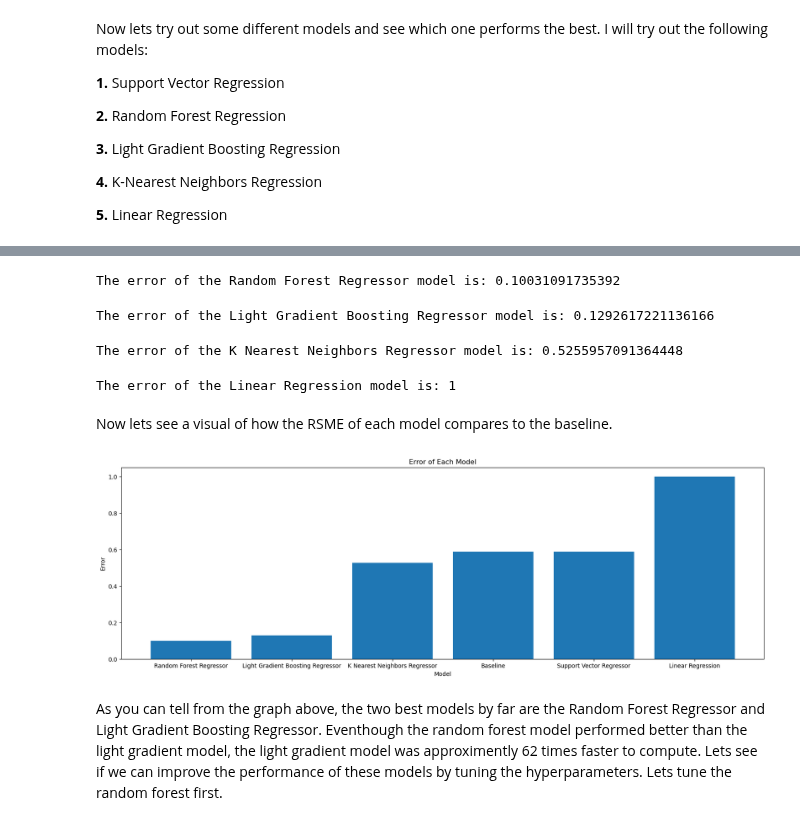
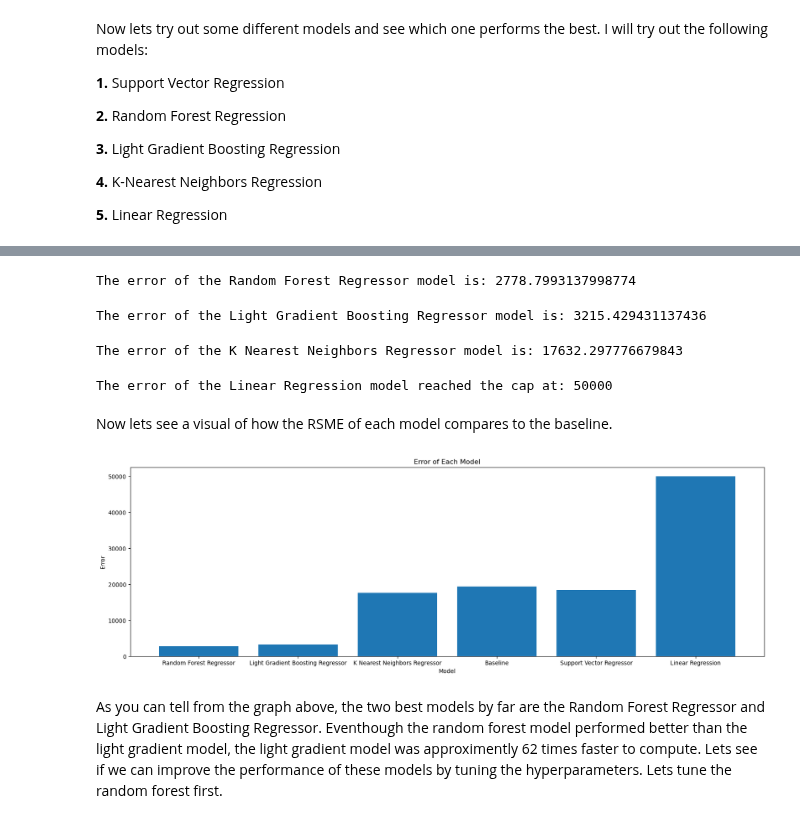
Before and after one commit to Pav-Van/Used-Electric-Vehicle-Analysis-and-Prediction-Model, a Jupyter notebook: Used_cars.ipynb, the cells around one changed output, grey strips where cells are left out. Saved outputs shown, nothing was run; the diff lists cells and outputs as text; code cells hidden in the pictures.

```diff
--- a/Used_cars.ipynb
+++ b/Used_cars.ipynb
@@ -618,7 +642,9 @@ Next lets establish a baseline to compare the results of our predictive model ag
 # %%
 baseline = y_train.mean()
 
-rmse_baseline = np.sqrt(np.sum(np.square(baseline-y_test))/len(y_test))/electric_cars['price'].mean()
+#rmse_baseline = np.sqrt(np.sum(np.square(baseline-y_test))/len(y_test))/electric_cars['price'].mean()
 
-print('The baseline error is: {}'.format(rmse_baseline))
+mae_baseline = np.average(np.abs(y_test-baseline))
+
+print('The baseline error is: {}'.format(mae_baseline))
 # %% [output]
@@ -652,8 +678,9 @@ def model_error(model, X_train, y_train, X_test, y_test):
     '''
     model.fit(X_train, y_train)
     predictions = model.predict(X_test)
-    rmse = np.sqrt(np.sum(np.square(predictions-y_test))/len(y_test))/electric_cars['price'].mean()
-    return rmse
+    #rmse = np.sqrt(np.sum(np.square(predictions-y_test))/len(y_test))/electric_cars['price'].mean()
+    mae = np.average(np.abs(y_test-predictions))
+    return mae
 # %%
 SVR_model = SVR()
 SVR_error = model_error(SVR_model, X_train, y_train, X_test, y_test)
@@ -665,40 +692,40 @@ RFR_model = RandomForestRegressor(random_state=42)
 RFR_error = model_error(RFR_model, X_train, y_train, X_test, y_test)
 print('The error of the Random Forest Regressor model is: {}'.format(RFR_error))
 # %% [output]
-The error of the Random Forest Regressor model is: 0.10031091735392
+The error of the Random Forest Regressor model is: 2778.7993137998774
 # %%
 LGB_model = lgb.LGBMRegressor(random_state=42)
 LGB_error = model_error(LGB_model, X_train, y_train, X_test, y_test)
 print('The error of the Light Gradient Boosting Regressor model is: {}'.format(LGB_error))
 # %% [output]
-The error of the Light Gradient Boosting Regressor model is: 0.1292617221136166
+The error of the Light Gradient Boosting Regressor model is: 3215.429431137436
 # %%
 knn_model = KNeighborsRegressor()
 knn_error = model_error(knn_model, X_train, y_train, X_test, y_test)
 print('The error of the K Nearest Neighbors Regressor model is: {}'.format(knn_error))
 # %% [output]
-The error of the K Nearest Neighbors Regressor model is: 0.5255957091364448
+The error of the K Nearest Neighbors Regressor model is: 17632.297776679843
 # %%
 linear_model = LinearRegression()
 linear_error = model_error(linear_model, X_train, y_train, X_test, y_test)
-if linear_error > 1:
-    linear_error = 1
-print('The error of the Linear Regression model is: {}'.format(linear_error))
+if linear_error > 50000:
+    linear_error = 50000
+print('The error of the Linear Regression model reached the cap at: {}'.format(linear_error))
 # %% [output]
-The error of the Linear Regression model is: 1
+The error of the Linear Regression model reached the cap at: 50000
 # %% [markdown]
 Now lets see a visual of how the RSME of each model compares to the baseline.
 # %%
-error = [RFR_error, LGB_error, knn_error, rmse_baseline, SVR_error, linear_error]
+error = [RFR_error, LGB_error, knn_error, mae_baseline, SVR_error, linear_error]
 
 fig, ax = plt.subplots(1, figsize = (20,6))
 ax.bar(['Random Forest Regressor', 'Light Gradient Boosting Regressor', 'K Nearest Neighbors Regressor', 'Baseline', 'Support Vector Regressor', 'Linear Regression'], error)
 ax.set_title('Error of Each Model')
 ax.set_xlabel('Model')
 ax.set_ylabel('Error')
 plt.show()
 # %% [output]
-[figure, old version]
+[figure, new version]
 # %% [markdown]
 As you can tell from the graph above, the two best models by far are the Random Forest Regressor and Light Gradient Boosting Regressor. Eventhough the random forest model performed better than the light gradient model, the light gradient model was approximently 62 times faster to compute. Lets see if we can improve the performance of these models by tuning the hyperparameters. Lets tune the random forest first.
 # %%
```
Also changed, not shown: parts of 10 cells of this notebook.
